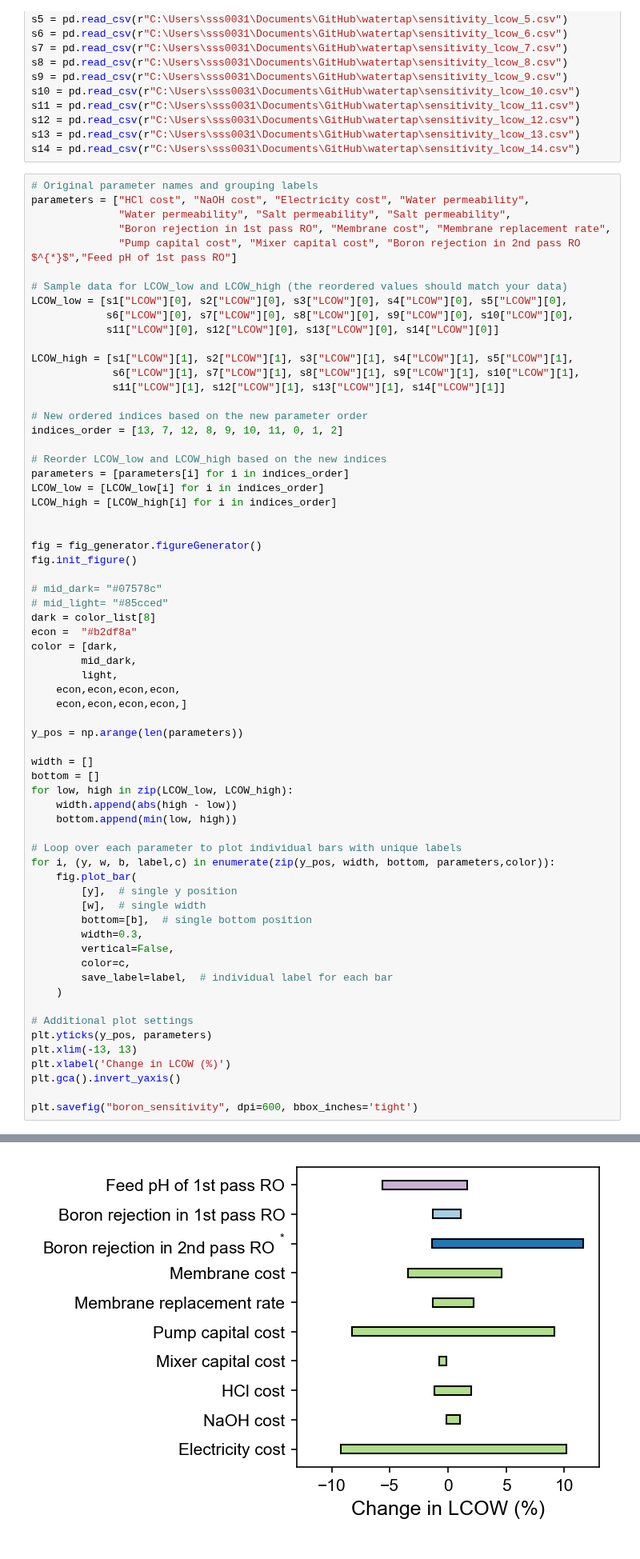
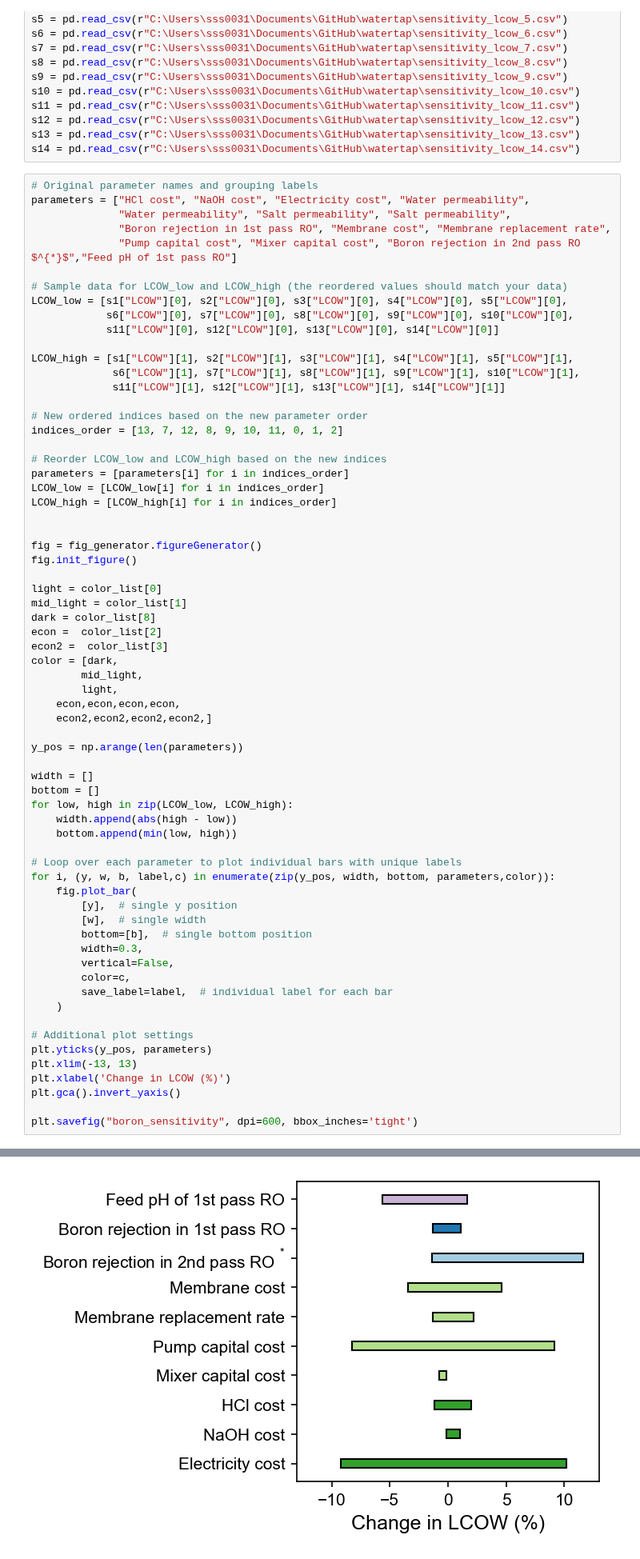
Before and after one commit to savannahsakhai/watertap, a Jupyter notebook: watertap/examples/flowsheets/boron_removal/sweep_plots.ipynb, the cells around one changed output, grey strips where cells are left out. Shown at 80% size. Cells and saved outputs as stored; diff of their text form.

Commit message:
color update

```diff
--- a/watertap/examples/flowsheets/boron_removal/sweep_plots.ipynb
+++ b/watertap/examples/flowsheets/boron_removal/sweep_plots.ipynb
@@ -481,46 +481,47 @@ LCOW_high = [LCOW_high[i] for i in indices_order]
 fig = fig_generator.figureGenerator()
 fig.init_figure()
 
-# mid_dark= "#07578c"
-# mid_light= "#85cced"
+light = color_list[0]
+mid_light = color_list[1]
 dark = color_list[8]
-econ =  "#b2df8a"
+econ =  color_list[2]
+econ2 =  color_list[3]
 color = [dark,
-        mid_dark,
+        mid_light,
         light,
     econ,econ,econ,econ,
-    econ,econ,econ,econ,]
+    econ2,econ2,econ2,econ2,]
 
 y_pos = np.arange(len(parameters))
 
 width = []
 bottom = []
 for low, high in zip(LCOW_low, LCOW_high):
     width.append(abs(high - low))
     bottom.append(min(low, high))
 
 # Loop over each parameter to plot individual bars with unique labels
 for i, (y, w, b, label,c) in enumerate(zip(y_pos, width, bottom, parameters,color)):
     fig.plot_bar(
         [y],  # single y position
         [w],  # single width
         bottom=[b],  # single bottom position
         width=0.3,
         vertical=False,
         color=c,
         save_label=label,  # individual label for each bar
     )
 
 # Additional plot settings
 plt.yticks(y_pos, parameters)
 plt.xlim(-13, 13)
 plt.xlabel('Change in LCOW (%)')
 plt.gca().invert_yaxis()
 
 plt.savefig("boron_sensitivity", dpi=600, bbox_inches='tight')
 # %% [output]
 WARNING: This tool kit is depreciated - please use psPlotKit - repo ( https://github.com/avdudchenko/psPlotKit )
-[figure, old version]
+[figure, new version]
 # %%
 # data = pd.read_csv(r'G:\My Drive\Research\Dev\Boron Surrogate\sensitivity_full_flowsheet_1.csv')
 
```
Also changed, not shown: parts of 4 cells of this notebook, 4 other files.
